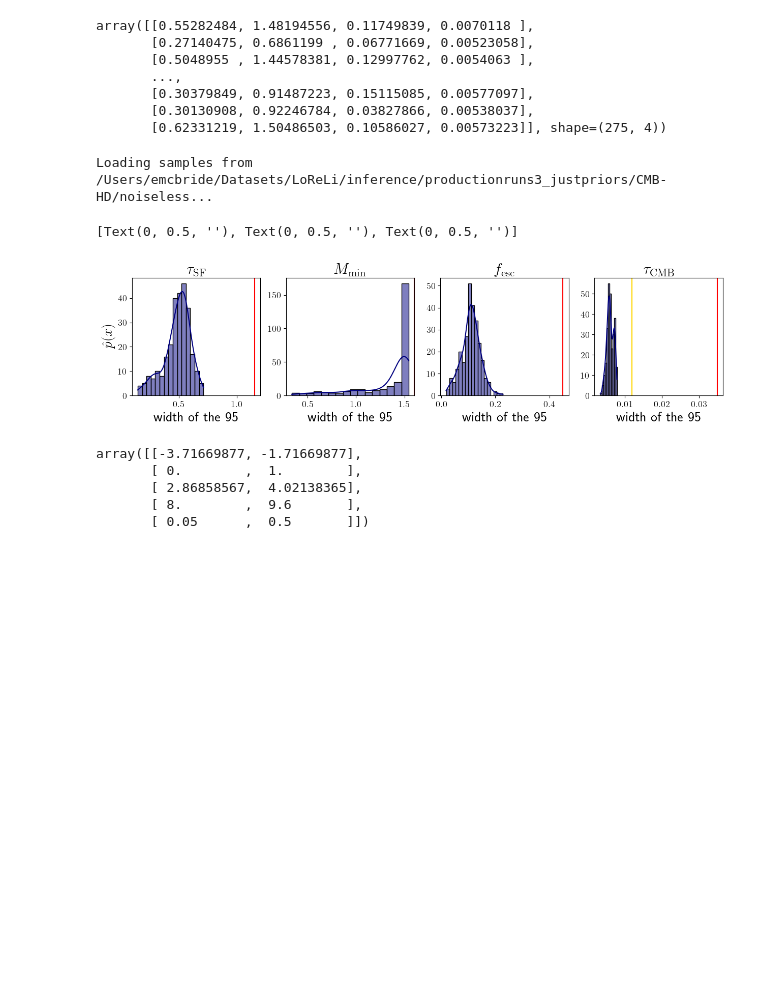
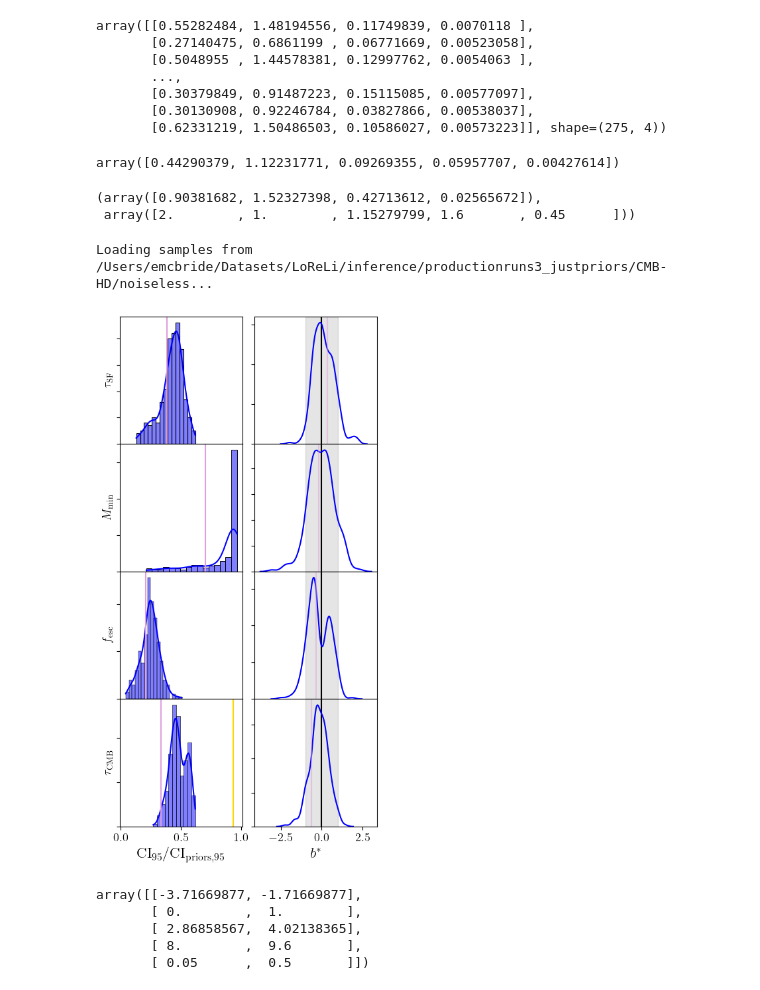
Before and after one commit to lisaleemcb/alfred, a Jupyter notebook: notebooks/mcmc_analysis_biases.ipynb, the cells around one changed output. Drawn from its saved outputs; the diff is of its cells as text; code cells hidden in the pictures; blank space fills up the shorter version.

```diff
--- a/notebooks/mcmc_analysis_biases.ipynb
+++ b/notebooks/mcmc_analysis_biases.ipynb
@@ -504,41 +510,63 @@ array([[0.55282484, 1.48194556, 0.11749839, 0.0070118 ],
        [0.30379849, 0.91487223, 0.15115085, 0.00577097],
        [0.30130908, 0.92246784, 0.03827866, 0.00538037],
        [0.62331219, 1.50486503, 0.10586027, 0.00573223]], shape=(275, 4))
+# %%
+CIfid
+# %% [output]
+array([0.44290379, 1.12231771, 0.09269355, 0.05957707, 0.00427614])
+# %%
+widths, priors[:,1] - priors[:,0]
+# %% [output]
+(array([0.90381682, 1.52327398, 0.42713612, 0.02565672]),
+ array([2.        , 1.        , 1.15279799, 1.6       , 0.45      ]))
 # %%
-fig, ax = plt.subplots(1,4, figsize=(15,3))
+fig, ax = plt.subplots(4, 2, sharex='col', figsize=(5,10))
+fig.subplots_adjust(hspace=0.0, wspace=0.1)
+
+def get_ci(samples, ci=95):
+    lower_q = (100 - ci) / 2
+    upper_q = 100 - lower_q
+    tausamples = make_tauchains(samples[:,:3], truths=df.loc[config.sn].to_dict(), A=False, dropA=False)
+    low, high = np.percentile(tausamples, [lower_q, upper_q], axis=0)
+
+    return high - low
+
+[a.axvspan(-1,1, color='black', alpha=.1) for a in ax[:,1]]
+
+spriors, l = utils.load_samples(f"{base_dir}/inference/productionruns3_justpriors/CMB-HD/noiseless")
+
+widths = get_ci(spriors)
 
 for i in range(4):
+    width = widths[i]
   #  sns.kdeplot(CI95[:,i], ax=ax[i], bw_adjust=.9, color='navy')
-    sns.histplot(CI95[:,i], ax=ax[i], color='navy', kde=True)
     if i < 3:
-        ax[i].axvline(np.max(priors[2+i]) - np.min(priors[2+i]), color='red')
+        width = np.max(priors[2+i]) - np.min(priors[2+i])
+        sns.histplot(CI95[:,i] / width, ax=ax[i,0], color=colors[1], kde=True)
+        ax[i,0].axvline(CIfid[i] / width, color=colors[2])
+
     if i == 3:
-        s, l = utils.load_samples(f"{base_dir}/inference/productionruns3_justpriors/CMB-HD/noiseless")
-        s = make_tauchains(s[:,:3], A=False, dropA=False, truths=df.loc[config.sn].to_dict())
-        width = np.max(s[:,-1]) - np.min(s[:,-1])
-        ax[i].axvline(width, color='red')
-        ax[i].axvline(2 * .006, color='gold')
-    # ax[0,i].hist(np.asarray(normed2)[:,i], density=True)
-    # sns.kdeplot(np.asarray(normed2)[:,i], ax=ax[1,i])
 
-# ax[0].set_xlim(-2.5,2.5)
-# from matplotlib.ticker import LinearLocator, MultipleLocator
-#ax[0,0].xaxis.set_major_locator(LinearLocator(11))
+        ax[i,0].axvline((4 * .006) / width, color='gold')
+        sns.histplot((2 * CI95[:,i]) / width, ax=ax[i,0], color=colors[1], kde=True)
+        ax[i,0].axvline(2 * CIfid[i] / width, color=colors[2], alpha=1.0)
 
-[ax[i].set_title(astro_pnames_formatted[2+i], fontsize=22) for i in range(4)]
-# ax[3].set_title(r"$\Sigma_{i} |\mathrm{NB}_{i}|$")
+    sns.kdeplot(np.asarray(biases95)[:,i], ax=ax[i,1], bw_adjust=.9, color=colors[1])
 
-[a.set_xlabel("width of the 95% credible interval", fontsize=20) for a in ax]
-ax[0].set_ylabel(r"$\,\hat{p}(x)\,$", fontsize=20)
+    ax[i,1].axvline(fidbias95[i], color=colors[2], alpha=.5)
+    ax[i,1].axvline(0.0, color='black', alpha=1.0, zorder=0)
 
-[a.set_ylabel('') for a in ax[1:]]
+    ax[i,0].set_ylabel(astro_pnames_formatted[2+i])
 
-# ax[0].xaxis.set_major_locator(MultipleLocator(1))
-# ax[0].xaxis.set_minor_locator(MultipleLocator(0.5))
+    ax[i,1].set_ylabel('')
+    ax[i,0].tick_params(left=True, labelleft=False)
+    ax[i,1].tick_params(left=True, labelleft=False)
 
-# fig.savefig('biases.pdf', bbox_inches='tight', pad_inches=0.05, dpi=300)
+ax[3,0].set_xlabel(r"$\mathrm{CI}_{95} / \mathrm{CI}_{\mathrm{priors, 95}}$", fontsize=16)
+ax[3,1].set_xlabel(r"$b^*$", fontsize=16)
+
+fig.savefig('biases.pdf', bbox_inches='tight', pad_inches=0.05, dpi=300)
 # %% [output]
 Loading samples from /Users/emcbride/Datasets/LoReLi/inference/productionruns3_justpriors/CMB-HD/noiseless...
-[Text(0, 0.5, ''), Text(0, 0.5, ''), Text(0, 0.5, '')]
-[figure, old version]
+[figure, new version]
 # %%
```
Also changed, not shown: parts of 6 cells of this notebook, 3 other files.
